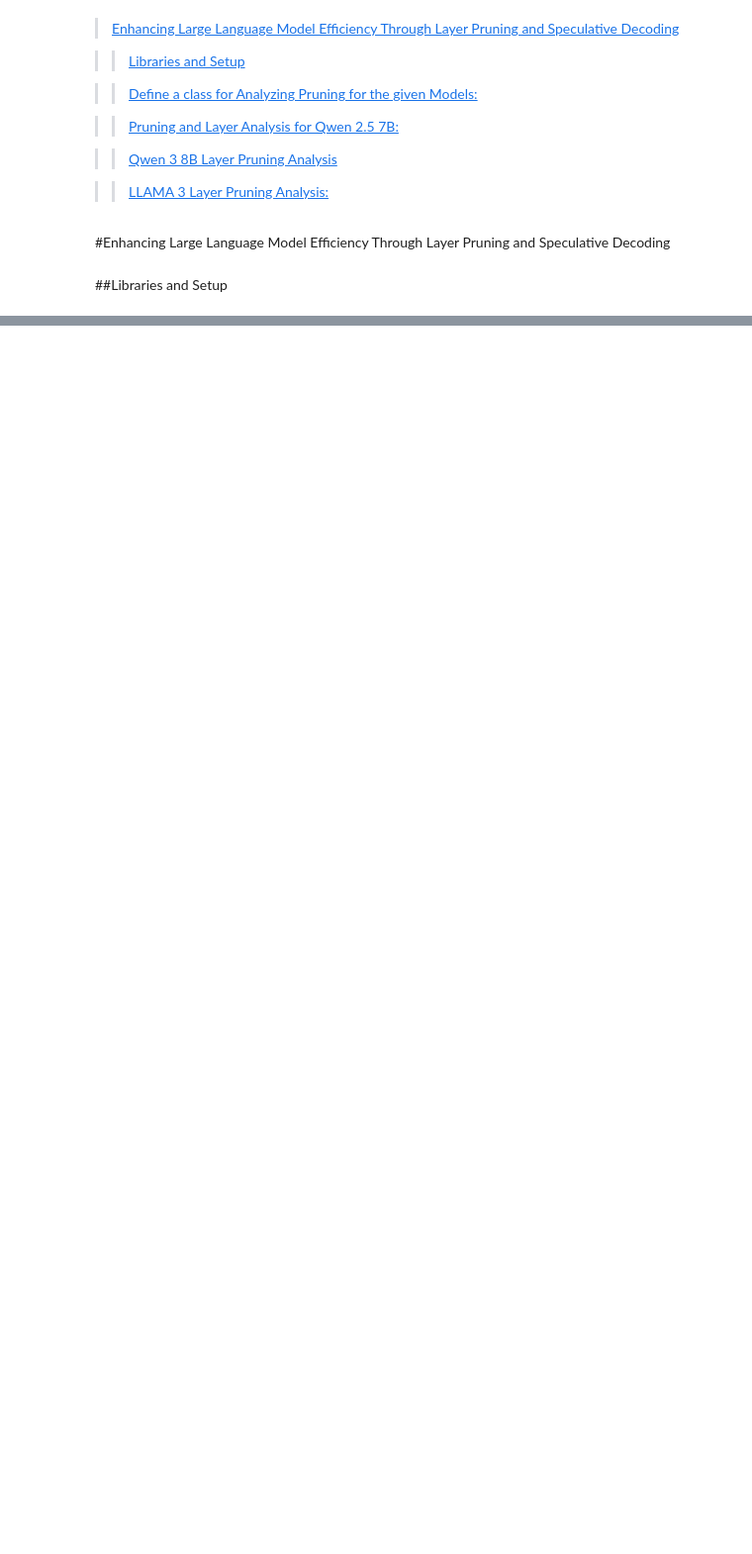
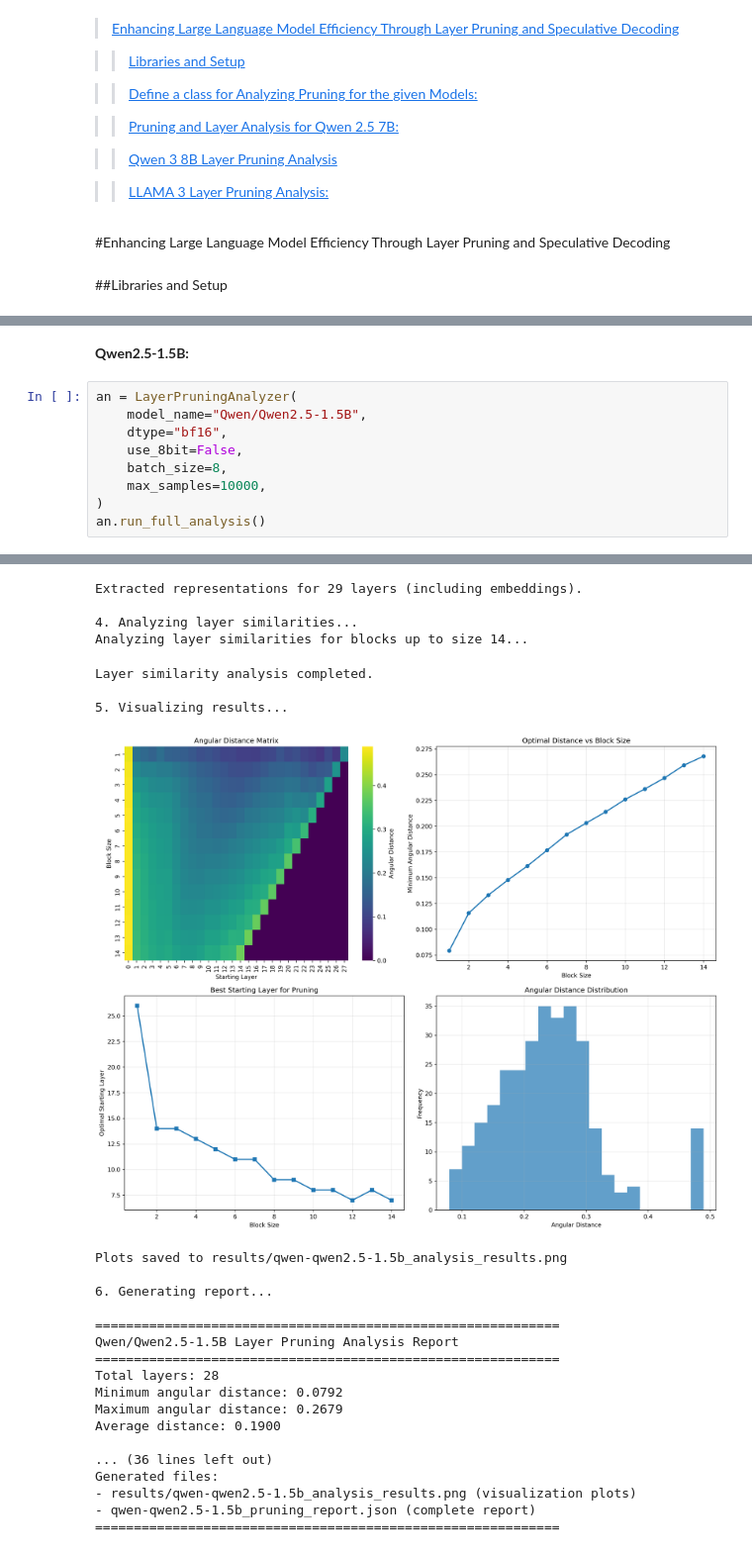
Before and after one commit to bhzadjnty7/Enhancing-Large-Language-Models-LLAMA-QWEN-Efficiency-Through-Layer-Pruning, a Jupyter notebook: LLM_Compression_Project_p1.ipynb, the cells around one changed output, grey strips where cells are left out. Shown at 99% size. Cells and saved outputs as stored; diff of their text form; blank space fills up the shorter version.

Commit message:
Refactored and Generalized for other Model families and Hardware types

```diff
--- a/LLM_Compression_Project_p1.ipynb
+++ b/LLM_Compression_Project_p1.ipynb
@@ -1630,0 +116,12 @@ Generated files:
+# %% [markdown]
+**Qwen2.5-1.5B:**
+# %%
+an = LayerPruningAnalyzer(
+    model_name="Qwen/Qwen2.5-1.5B",
+    dtype="bf16",
+    use_8bit=False,
+    batch_size=8,
+    max_samples=10000,
+)
+an.run_full_analysis()
+# %% [output]
@@ -1630,0 +141,25 @@ Generated files:
+Extracted representations for 29 layers (including embeddings).
+
+4. Analyzing layer similarities...
+Analyzing layer similarities for blocks up to size 14...
+Layer similarity analysis completed.
+
+5. Visualizing results...
+[figure, added]
+Plots saved to results/qwen-qwen2.5-1.5b_analysis_results.png
+
+6. Generating report...
+
+============================================================
+Qwen/Qwen2.5-1.5B Layer Pruning Analysis Report
+============================================================
+Total layers: 28
+Minimum angular distance: 0.0792
+Maximum angular distance: 0.2679
+Average distance: 0.1900
+
+... (36 lines left out)
+Generated files:
+- results/qwen-qwen2.5-1.5b_analysis_results.png (visualization plots)
+- qwen-qwen2.5-1.5b_pruning_report.json (complete report)
+============================================================
```
Also changed, not shown: parts of 40 cells of this notebook, 12 other files.
